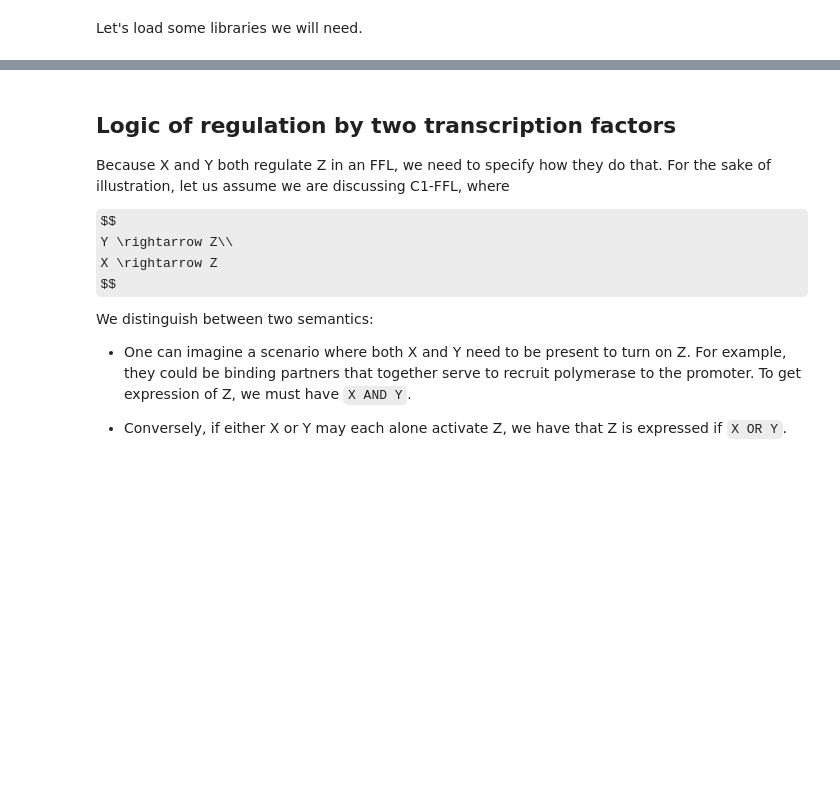
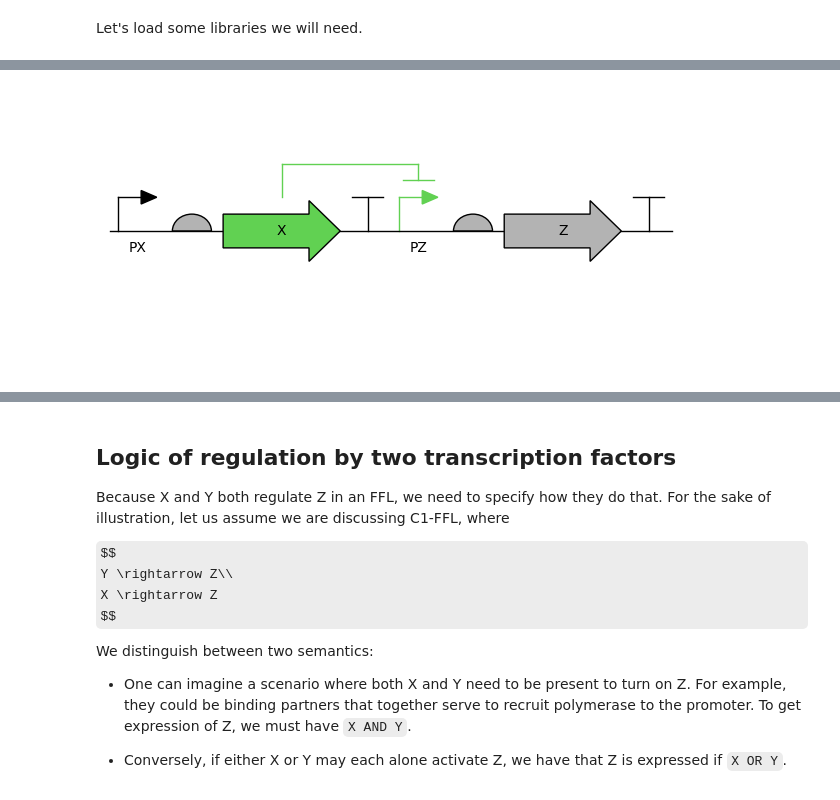
Before and after one commit to BioDisCo/computational_bioengineering, a Jupyter notebook: gates/notes.ipynb, the cells around one changed output, grey strips where cells are left out. Saved outputs shown, nothing was run; the diff lists cells and outputs as text; code cells hidden in the pictures; some formulas as TeX source; blank space fills up the shorter version.

```diff
--- a/gates/notes.ipynb
+++ b/gates/notes.ipynb
@@ -68,0 +24,97 @@ We will take a look at these two FFLs in turn to see what features they might pr
+# %%
+# %pip install dnaplotlib
+import dnaplotlib as dpl
+
+# Create DNA renderer
+dr = dpl.DNARenderer()
+renderers = dr.SBOL_part_renderers()
+
+# --- Define design ---
+# --- A gate ---
+p0 = {
+        'type': 'Promoter',
+        'fwd': True,
+        'opts': {
+            'label':'PX',
+            'label_size':10,
+            'label_y_offset': -5
+        },
+    }
+rbs0 = {
+        'type': 'RBS',
+        'fwd': True,
+    }
+cds0 = {
+        'type': 'CDS',
+        'fwd': True,
+        'opts': {
+            'color':[0.38, 0.82, 0.32],
+            'label':'X',
+            'label_size':10
+        },
+    }
+t0 = {
+        'type': 'Terminator',
+        'fwd': True,
+    }
+
+# --- inverter gate ---
+p2 = {
+        'type': 'Promoter',
+        'fwd': True,
+        'opts': {
+            'color': [0.38, 0.82, 0.32],
+            'label': 'PZ',
+            'label_size':10,
+            'label_y_offset': -5
+        },
+    }
+rbs2 = {
+        'type': 'RBS',
+        'fwd': True,
+    }
+cds2 = {
+        'type': 'CDS',
+        'fwd': True,
+        'opts': {
+            'label':'Z',
+            'label_size':10
+        },
+    }
+t2 = {
+        'type': 'Terminator',
+        'fwd': True,
+    }
+
+# --- Define regulation ---
+regulations = [
+    {
+        'from_part': cds0,
+        'to_part': p2,
+        'type': 'Repression',
+        'opts': {
+            'color': [0.38, 0.82, 0.32],
+        }
+    }
+]
+
+design = [
+    p0, rbs0, cds0, t0,
+    p2, rbs2, cds2, t2,
+]
+
+# --- Render DNA ---
+fig, ax = plt.subplots(figsize=(6, 3))
+start_pos, end_pos = dr.renderDNA(
+    ax=ax,
+    parts=design,
+    regs=regulations,
+    part_renderers=renderers,
+    reg_renderers= dr.std_reg_renderers(),
+)
+ax.set_xlim([start_pos - 1, end_pos + 1])
+ax.set_ylim([-40, 40])
+ax.set_axis_off()
+plt.tight_layout()
+# %% [output]
+[figure, added]
```
Also changed, not shown: parts of 11 cells of this notebook.
